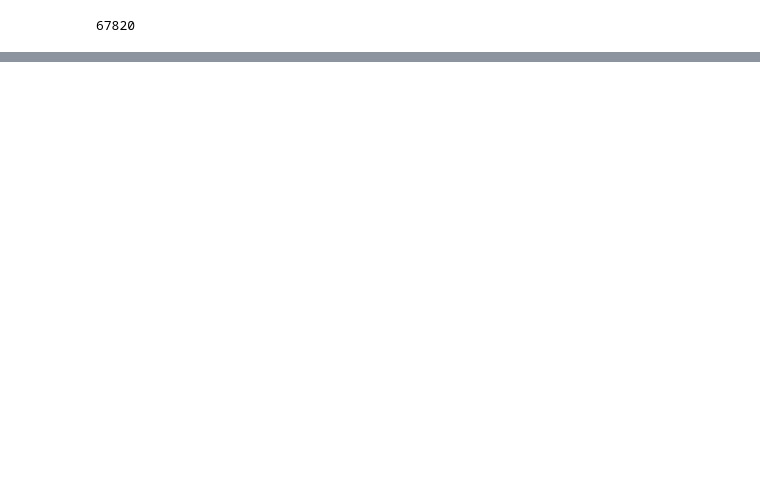
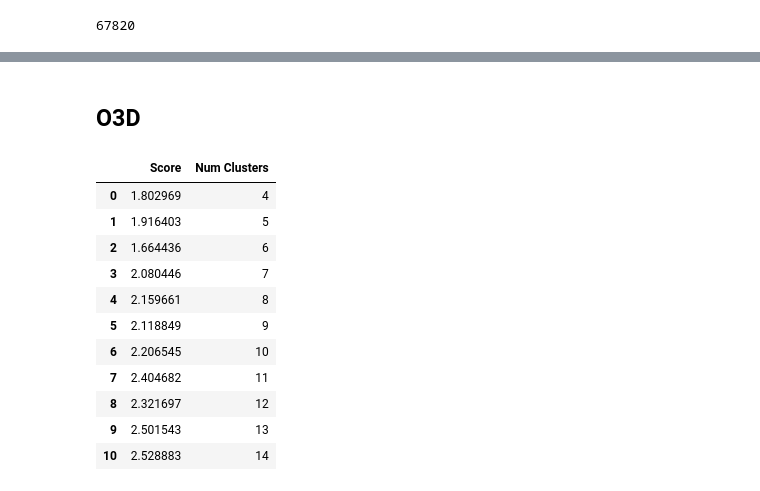
Before and after one commit to royzohar2/Soccer_DS, a Jupyter notebook: main.ipynb, the cells around one changed output, grey strips where cells are left out. Cells and saved outputs as stored; diff of their text form; code cells hidden in the pictures; blank space fills up the shorter version.

```diff
--- a/main.ipynb
+++ b/main.ipynb
@@ -22,0 +289,39 @@ list_offense[3].plot_offense()
+# %% [markdown]
+## O3D
+# %%
+data = np.array([offense.index_in_current_list for offense in list_offense])
+data = data[:100]
+
+max_iterations = 300
+results = []
+for n in range(4,15):
+    n_clusters = n
+    labels, centroids = custom_kmeans(data, n_clusters, max_iterations, O3D_for_model)
+    label_mapping = {label: i for i, label in enumerate(centroids)}
+    labels_per_index = [label_mapping[l] for l in labels]
+    labels_per_cluster = convert_to_clusters(labels_per_index)
+    score = calculate_bcss_wcss_ratio(labels_per_cluster, O3D_for_model, global_centroid_o3d)
+    num_clusters = len(centroids)
+
+    # Append results to the list
+    results.append({
+        "Score": score,
+        "Num Clusters": num_clusters
+    })
+
+results_df = pd.DataFrame(results)
+# %%
+results_df
+# %% [output]
+|  | Score | Num Clusters |
+| 0 | 1.802969 | 4 |
+| 1 | 1.916403 | 5 |
+| 2 | 1.664436 | 6 |
+| 3 | 2.080446 | 7 |
+| 4 | 2.159661 | 8 |
+| 5 | 2.118849 | 9 |
+| 6 | 2.206545 | 10 |
+| 7 | 2.404682 | 11 |
+| 8 | 2.321697 | 12 |
+| 9 | 2.501543 | 13 |
+| 10 | 2.528883 | 14 |
```
Also changed, not shown: parts of 27 cells of this notebook, 2 other files.
